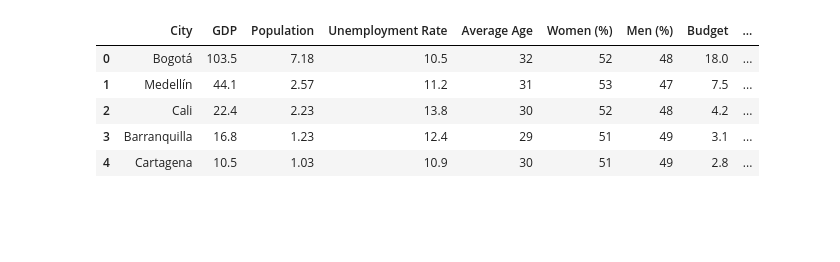
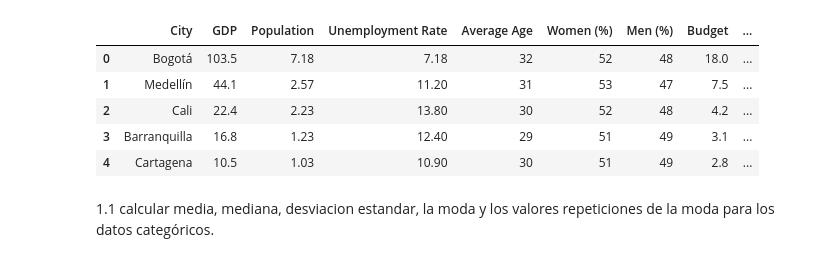
Before and after one commit to elbrahian/Estadistica3, a Jupyter notebook: tarea1/src/PrimerPunto.ipynb, the cells around one changed output. Drawn from its saved outputs; the diff is of its cells as text; code cells hidden in the pictures; blank space fills up the shorter version.

```diff
--- a/tarea1/src/PrimerPunto.ipynb
+++ b/tarea1/src/PrimerPunto.ipynb
@@ -4,26 +8,15 @@ import numpy as np
 # %%
-data = {
-    "City": ["Bogotá", "Medellín", "Cali", "Barranquilla", "Cartagena", "Bucaramanga", "Pereira", "Cúcuta", "Ibagué", "Santa Marta",
-             "Manizales", "Villavicencio", "Pasto", "Montería", "Valledupar", "Neiva", "Popayán", "Armenia", "Sincelejo", "Tunja",
-             "Florencia", "Riohacha", "Quibdó", "San Andrés", "Yopal", "Leticia", "Arauca", "Mocoa", "Mitú", "Puerto Carreño"],
-    "GDP": [103.5, 44.1, 22.4, 16.8, 10.5, 7.3, 6.2, 5.1, 4.8, 4.0, 3.8, 3.5, 3.2, 3.0, 2.8, 2.5, 2.3, 2.1, 2.0, 1.8, 1.7, 1.5, 1.3, 1.2, 1.1, 1.0, 0.9, 0.8, 0.7, 0.6],
-    "Population": [7.18, 2.57, 2.23, 1.23, 1.03, 0.58, 0.48, 0.76, 0.53, 0.52, 0.43, 0.50, 0.45, 0.49, 0.47, 0.35, 0.33, 0.30, 0.28, 0.25, 0.20, 0.22, 0.13, 0.08, 0.15, 0.05, 0.08, 0.04, 0.01, 0.01],
-    "Unemployment Rate": [10.5, 11.2, 13.8, 12.4, 10.9, 9.2, 12.0, 16.3, 13.4, 11.6, 10.7, 13.0, 12.9, 13.5, 14.8, 14.1, 15.2, 13.3, 16.5, 10.0, 17.5, 15.7, 18.2, 14.0, 11.5, 13.6, 12.2, 15.0, 20.0, 22.0],
-    "Average Age": [32, 31, 30, 29, 30, 33, 32, 28, 31, 29, 32, 30, 31, 29, 28, 30, 31, 32, 29, 31, 28, 27, 26, 27, 29, 26, 29, 28, 25, 24],
-    "Women (%)": [52, 53, 52, 51, 51, 52, 52, 51, 52, 51, 53, 51, 52, 51, 51, 52, 52, 53, 51, 52, 51, 51, 52, 50, 51, 51, 51, 52, 51, 50],
-    "Men (%)": [48, 47, 48, 49, 49, 48, 48, 49, 48, 49, 47, 49, 48, 49, 49, 48, 48, 47, 49, 48, 49, 49, 48, 50, 49, 49, 49, 48, 49, 50],
-    "Budget": [18, 7.5, 4.2, 3.1, 2.8, 1.5, 1.3, 1.2, 1.1, 0.9, 0.8, 0.8, 0.7, 0.7, 0.6, 0.6, 0.5, 0.5, 0.5, 0.4, 0.4, 0.3, 0.3, 0.2, 0.2, 0.1, 0.1, 0.1, 0.05, 0.05],
-    "Initial Label": [2, 3, 2, 3, 1, 2, 1, 1, 3, 3, 2, 0, 1, 3, 2, 3, 1, 0, 1, 2, 2, 3, 1, 2, 0, 3, 2, 0, 2, 0],
-    "Label": ["Yes", "Yes", "Yes", "Yes", "Yes", "No", "Yes", "No", "No", "Yes", "Yes", "No", "No", "Yes", "Yes", "Yes", "Yes", "Yes", "Yes", "Yes",
-              "Yes", "No", "Yes", "Yes", "Yes", "No", "No", "Yes", "No", "No"]
-}
 
-df = pd.DataFrame(data)
+
+df = pd.read_excel('data/datacities.xlsx')
 df.head()  # Muestra las primeras filas para verificar
 # %% [output]
 |  | City | GDP | Population | Unemployment Rate | Average Age | Women (%) | Men (%) | Budget | ... |
-| 0 | Bogotá | 103.5 | 7.18 | 10.5 | 32 | 52 | 48 | 18.0 | ... |
-| 1 | Medellín | 44.1 | 2.57 | 11.2 | 31 | 53 | 47 | 7.5 | ... |
-| 2 | Cali | 22.4 | 2.23 | 13.8 | 30 | 52 | 48 | 4.2 | ... |
-| 3 | Barranquilla | 16.8 | 1.23 | 12.4 | 29 | 51 | 49 | 3.1 | ... |
-| 4 | Cartagena | 10.5 | 1.03 | 10.9 | 30 | 51 | 49 | 2.8 | ... |
+| 0 | Bogotá | 103.5 | 7.18 | 7.18 | 32 | 52 | 48 | 18.0 | ... |
+| 1 | Medellín | 44.1 | 2.57 | 11.20 | 31 | 53 | 47 | 7.5 | ... |
+| 2 | Cali | 22.4 | 2.23 | 13.80 | 30 | 52 | 48 | 4.2 | ... |
+| 3 | Barranquilla | 16.8 | 1.23 | 12.40 | 29 | 51 | 49 | 3.1 | ... |
+| 4 | Cartagena | 10.5 | 1.03 | 10.90 | 30 | 51 | 49 | 2.8 | ... |
+# %% [markdown]
+1.1 calcular media, mediana, desviacion estandar, la moda y  los
+valores repeticiones de la moda para los datos categóricos.
```
Also changed, not shown: parts of 29 cells of this notebook, 2 other files.
